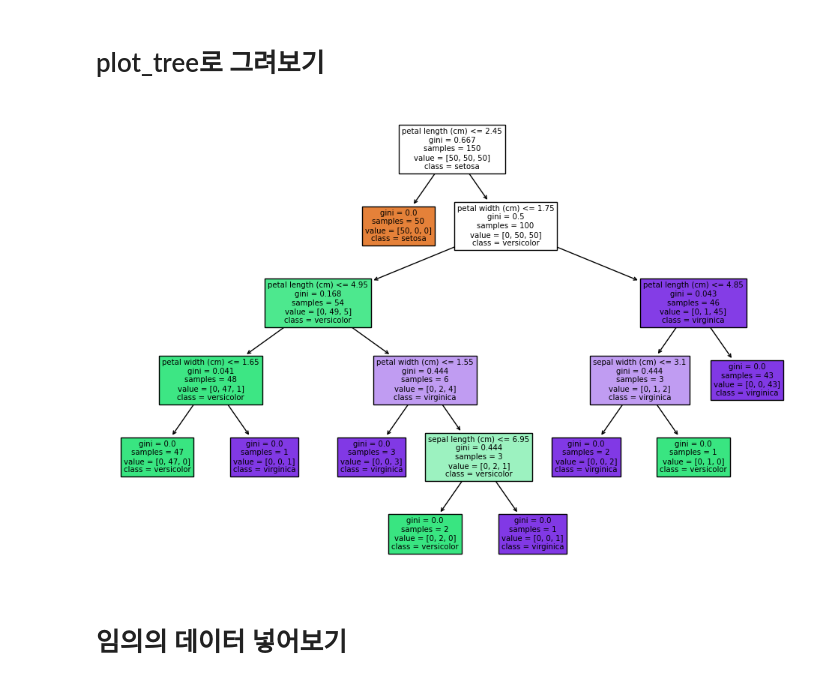
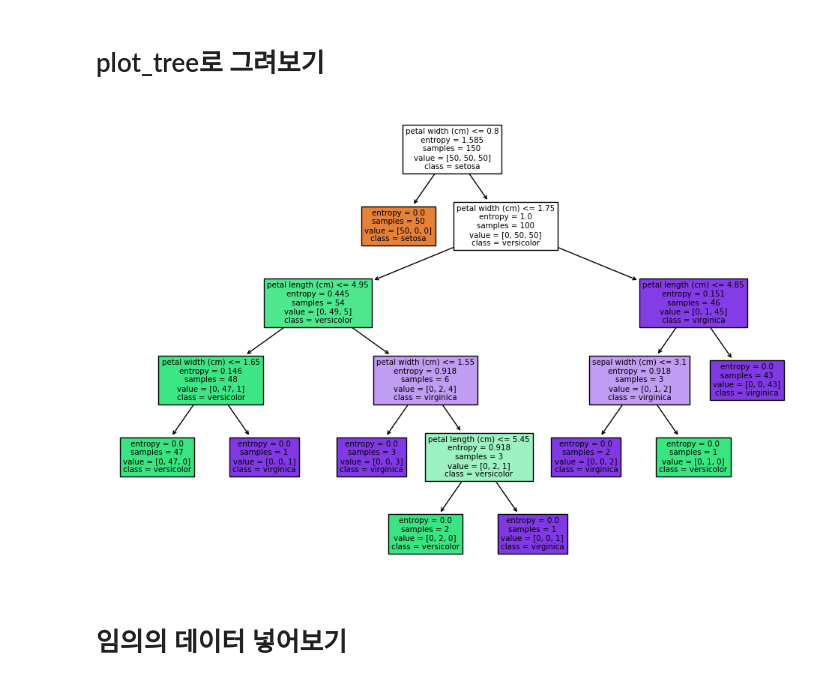
Before and after one commit to lth0813/KEPCO, a Jupyter notebook: ML & DL/1228_Review2.ipynb, the cells around one changed output. Drawn from its saved outputs; the diff is of its cells as text; code cells hidden in the pictures.

```diff
--- a/ML & DL/1228_Review2.ipynb
+++ b/ML & DL/1228_Review2.ipynb
@@ -111,17 +111,17 @@ pprint(tree)
 # %%
 X = load_iris()['data']
 y = load_iris()['target']
 data = pd.DataFrame(X, columns=load_iris()['feature_names'])
 data['species'] = np.where(y == 0, 'setosa', np.where(y == 1, 'versicolor', 'virginica'))
 
-tree_model = DecisionTreeClassifier()
+tree_model = DecisionTreeClassifier(criterion='entropy')
 tree_model.fit(X, y)
 
 plt.figure(figsize=(12, 8))
 plot_tree(tree_model, feature_names=load_iris()['feature_names'], class_names=['setosa', 'versicolor', 'virginica'], filled=True)
 plt.show()
 # %% [output]
-[figure, old version]
+[figure, new version]
 # %% [markdown]
 # 임의의 데이터 넣어보기
 # %%
```
Also changed, not shown: parts of 2 cells of this notebook, 1 other file.
